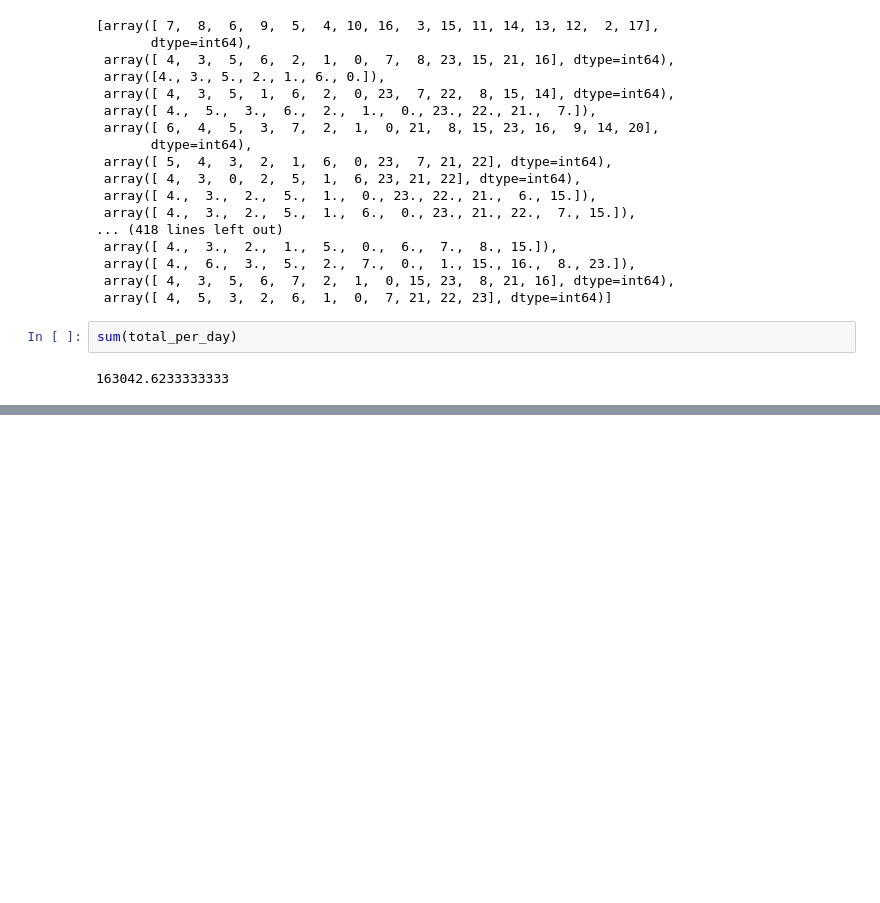
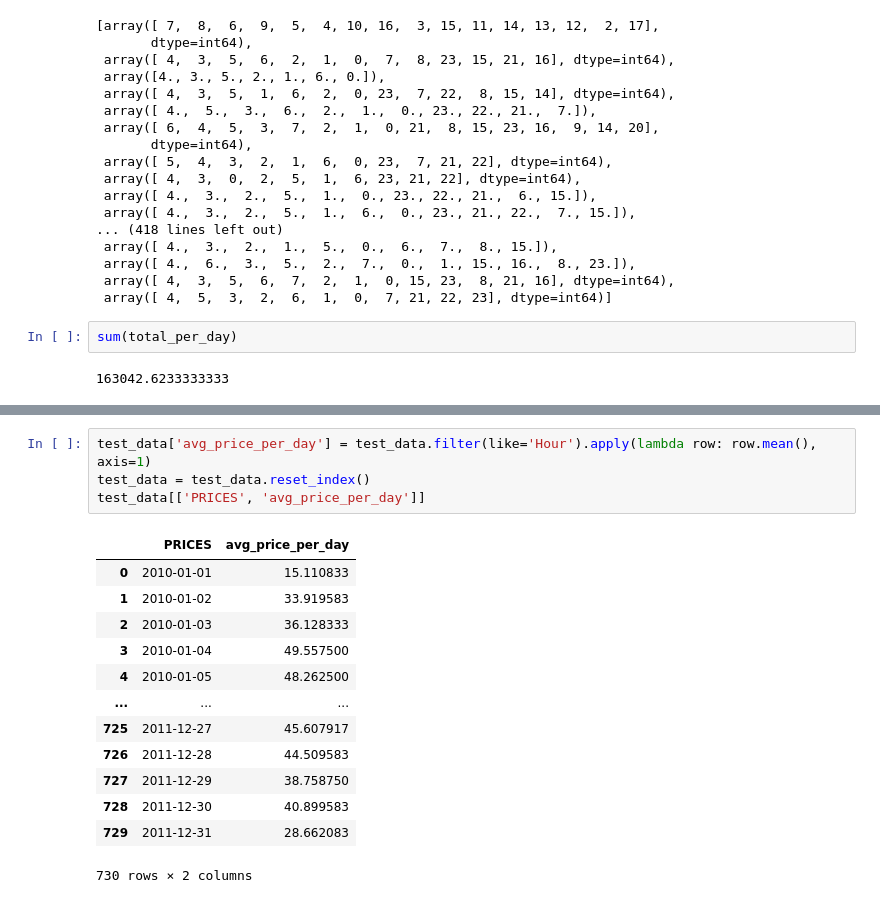
Before and after one commit to kiarakitana/RL_project, a Jupyter notebook: analysis&baseline.ipynb, the cells around one changed output, grey strips where cells are left out. Saved outputs shown, nothing was run; the diff lists cells and outputs as text; blank space fills up the shorter version.

```diff
--- a/analysis&baseline.ipynb
+++ b/analysis&baseline.ipynb
@@ -244,0 +264,18 @@ sum(total_per_day)
+# %%
+test_data['avg_price_per_day'] = test_data.filter(like='Hour').apply(lambda row: row.mean(), axis=1)
+test_data = test_data.reset_index()
+test_data[['PRICES', 'avg_price_per_day']]
+# %% [output]
+|  | PRICES | avg_price_per_day |
+| 0 | 2010-01-01 | 15.110833 |
+| 1 | 2010-01-02 | 33.919583 |
+| 2 | 2010-01-03 | 36.128333 |
+| 3 | 2010-01-04 | 49.557500 |
+| 4 | 2010-01-05 | 48.262500 |
+| ... | ... | ... |
+| 725 | 2011-12-27 | 45.607917 |
+| 726 | 2011-12-28 | 44.509583 |
+| 727 | 2011-12-29 | 38.758750 |
+| 728 | 2011-12-30 | 40.899583 |
+| 729 | 2011-12-31 | 28.662083 |
+730 rows × 2 columns
```
Also changed, not shown: parts of 21 cells of this notebook, 2 other files.
